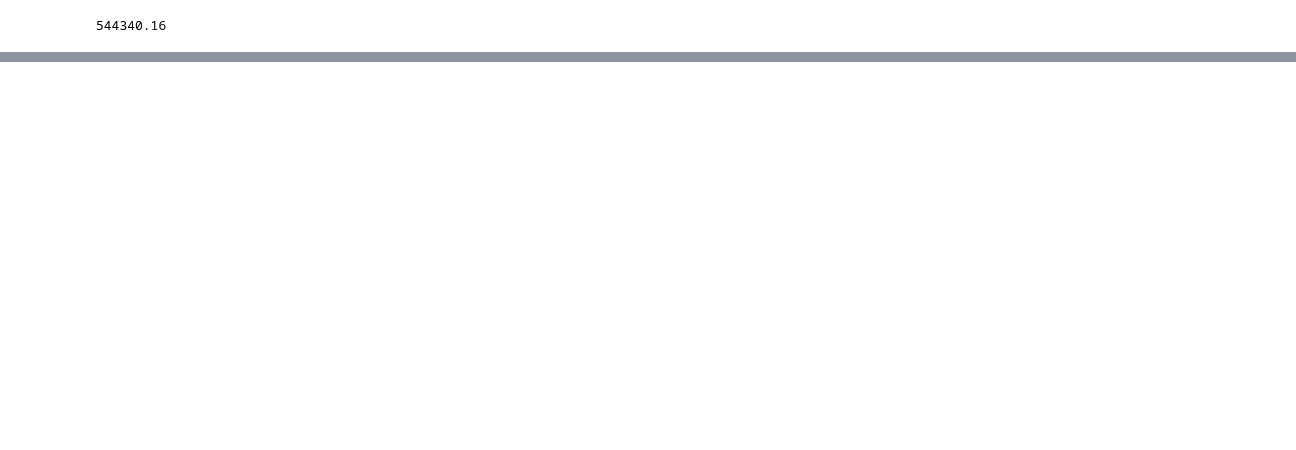
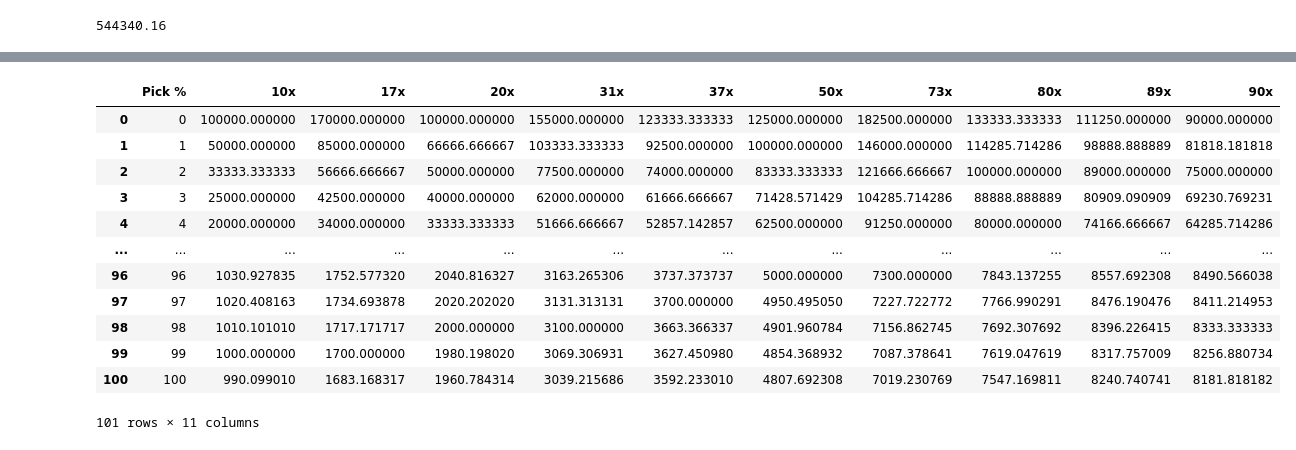
Before and after one commit to becketthartig/IMC_Prosperity_3, a Jupyter notebook: manual_tradin_r1.ipynb, the cells around one changed output, grey strips where cells are left out. Cells and saved outputs as stored; diff of their text form; code cells hidden in the pictures; blank space fills up the shorter version.

```diff
--- a/manual_tradin_r1.ipynb
+++ b/manual_tradin_r1.ipynb
@@ -157,0 +94,11 @@ seashells -> snowballs -> sillicon_nuggets -> pizza -> snowballs -> seashells
+# %%
+base_treasure = 10000
+containers_values = {}
+
+for multiplier, inhabitants in containers.items():
+    total_value = (base_treasure * multiplier)
+    containers_values[multiplier] = total_value
+
+containers_values = sorted(containers_values.items(), key=lambda x: x[1], reverse=True)
+
+containers_values
@@ -157,0 +174,47 @@ seashells -> snowballs -> sillicon_nuggets -> pizza -> snowballs -> seashells
+# %%
+import pandas as pd
+import matplotlib.pyplot as plt
+
+base_treasure = 10000
+containers = {
+    10: 1,
+    17: 1,
+    20: 2,
+    31: 2,
+    37: 3,
+    50: 4,
+    73: 4,
+    80: 6,
+    89: 8,
+    90: 10
+}
+
+value_data = {
+    "Pick %": list(range(101))
+}
+
+for multiplier, inhabitants in containers.items():
+    values = []
+    for pick_percent in range(101):
+        penalty = inhabitants + pick_percent
+        value = (base_treasure * multiplier) / penalty
+        values.append(value)
+    value_data[f"{multiplier}x"] = values
+
+df = pd.DataFrame(value_data)
+# %%
+df
+# %% [output]
+|  | Pick % | 10x | 17x | 20x | 31x | 37x | 50x | 73x | 80x | 89x | 90x |
+| 0 | 0 | 100000.000000 | 170000.000000 | 100000.000000 | 155000.000000 | 123333.333333 | 125000.000000 | 182500.000000 | 133333.333333 | 111250.000000 | 90000.000000 |
+| 1 | 1 | 50000.000000 | 85000.000000 | 66666.666667 | 103333.333333 | 92500.000000 | 100000.000000 | 146000.000000 | 114285.714286 | 98888.888889 | 81818.181818 |
+| 2 | 2 | 33333.333333 | 56666.666667 | 50000.000000 | 77500.000000 | 74000.000000 | 83333.333333 | 121666.666667 | 100000.000000 | 89000.000000 | 75000.000000 |
+| 3 | 3 | 25000.000000 | 42500.000000 | 40000.000000 | 62000.000000 | 61666.666667 | 71428.571429 | 104285.714286 | 88888.888889 | 80909.090909 | 69230.769231 |
+| 4 | 4 | 20000.000000 | 34000.000000 | 33333.333333 | 51666.666667 | 52857.142857 | 62500.000000 | 91250.000000 | 80000.000000 | 74166.666667 | 64285.714286 |
+| ... | ... | ... | ... | ... | ... | ... | ... | ... | ... | ... | ... |
+| 96 | 96 | 1030.927835 | 1752.577320 | 2040.816327 | 3163.265306 | 3737.373737 | 5000.000000 | 7300.000000 | 7843.137255 | 8557.692308 | 8490.566038 |
+| 97 | 97 | 1020.408163 | 1734.693878 | 2020.202020 | 3131.313131 | 3700.000000 | 4950.495050 | 7227.722772 | 7766.990291 | 8476.190476 | 8411.214953 |
+| 98 | 98 | 1010.101010 | 1717.171717 | 2000.000000 | 3100.000000 | 3663.366337 | 4901.960784 | 7156.862745 | 7692.307692 | 8396.226415 | 8333.333333 |
+| 99 | 99 | 1000.000000 | 1700.000000 | 1980.198020 | 3069.306931 | 3627.450980 | 4854.368932 | 7087.378641 | 7619.047619 | 8317.757009 | 8256.880734 |
+| 100 | 100 | 990.099010 | 1683.168317 | 1960.784314 | 3039.215686 | 3592.233010 | 4807.692308 | 7019.230769 | 7547.169811 | 8240.740741 | 8181.818182 |
+101 rows × 11 columns
```
Also changed, not shown: parts of 24 cells of this notebook, 28 other files.
